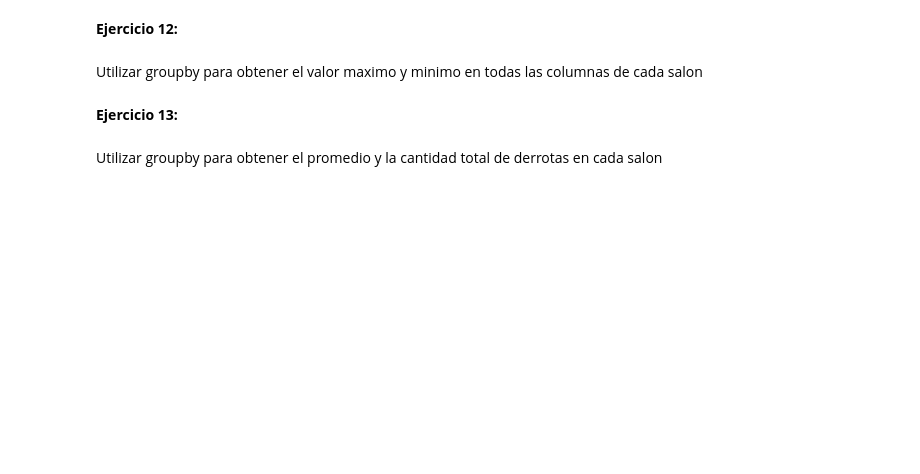
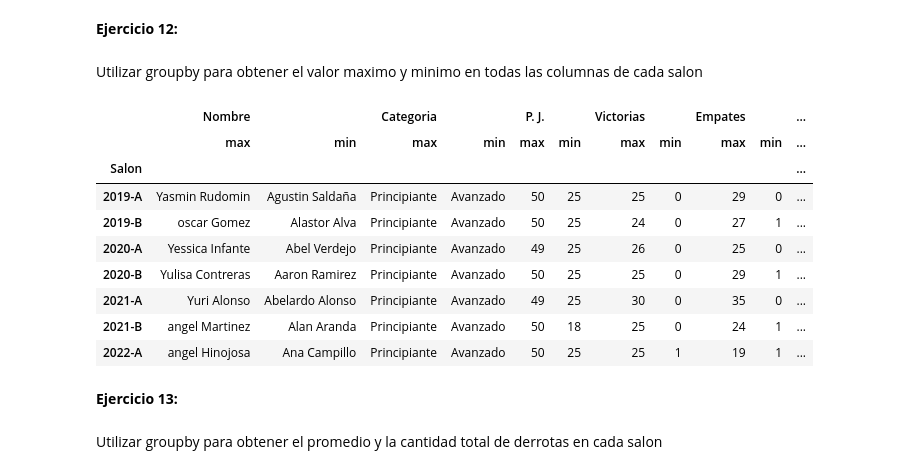
Before and after one commit to alcazarpedro/project_numpy_pandas, a Jupyter notebook: pandas_dtascience/5_Pivot/Agrupaciones.ipynb, the cells around one changed output. Cells and saved outputs as stored; diff of their text form; code cells hidden in the pictures; blank space fills up the shorter version.

```diff
--- a/pandas_dtascience/5_Pivot/Agrupaciones.ipynb
+++ b/pandas_dtascience/5_Pivot/Agrupaciones.ipynb
@@ -291,6 +312,19 @@ Utilizar groupby para obtener la cantidad total de derrotas en cada salon separa
 __Ejercicio 12:__
 # %% [markdown]
 Utilizar groupby para obtener el valor maximo y minimo en todas las columnas de cada salon
+# %%
+Ajedrez.groupby("Salon").agg(["max","min"])
+# %% [output]
+|  | Nombre |  | Categoria |  | P. J. |  | Victorias |  | Empates |  | ... |
+|  | max | min | max | min | max | min | max | min | max | min | ... |
+| Salon |  |  |  |  |  |  |  |  |  |  | ... |
+| 2019-A | Yasmin Rudomin | Agustin Saldaña | Principiante | Avanzado | 50 | 25 | 25 | 0 | 29 | 0 | ... |
+| 2019-B | oscar Gomez | Alastor Alva | Principiante | Avanzado | 50 | 25 | 24 | 0 | 27 | 1 | ... |
+| 2020-A | Yessica Infante | Abel Verdejo | Principiante | Avanzado | 49 | 25 | 26 | 0 | 25 | 0 | ... |
+| 2020-B | Yulisa Contreras | Aaron Ramirez | Principiante | Avanzado | 50 | 25 | 25 | 0 | 29 | 1 | ... |
+| 2021-A | Yuri Alonso | Abelardo Alonso | Principiante | Avanzado | 49 | 25 | 30 | 0 | 35 | 0 | ... |
+| 2021-B | angel Martinez | Alan Aranda | Principiante | Avanzado | 50 | 18 | 25 | 0 | 24 | 1 | ... |
+| 2022-A | angel Hinojosa | Ana Campillo | Principiante | Avanzado | 50 | 25 | 25 | 1 | 19 | 1 | ... |
 # %% [markdown]
 __Ejercicio 13:__
 # %% [markdown]
```
Also changed, not shown: parts of 20 cells of this notebook.
